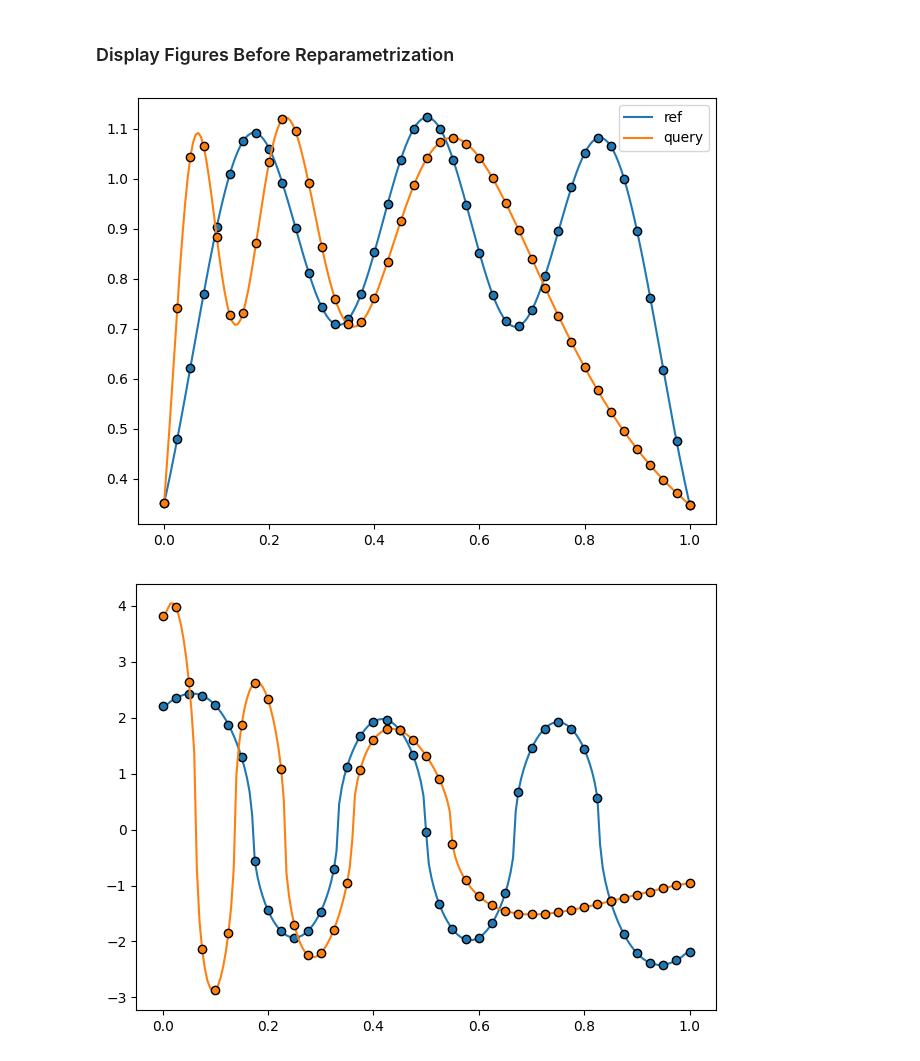
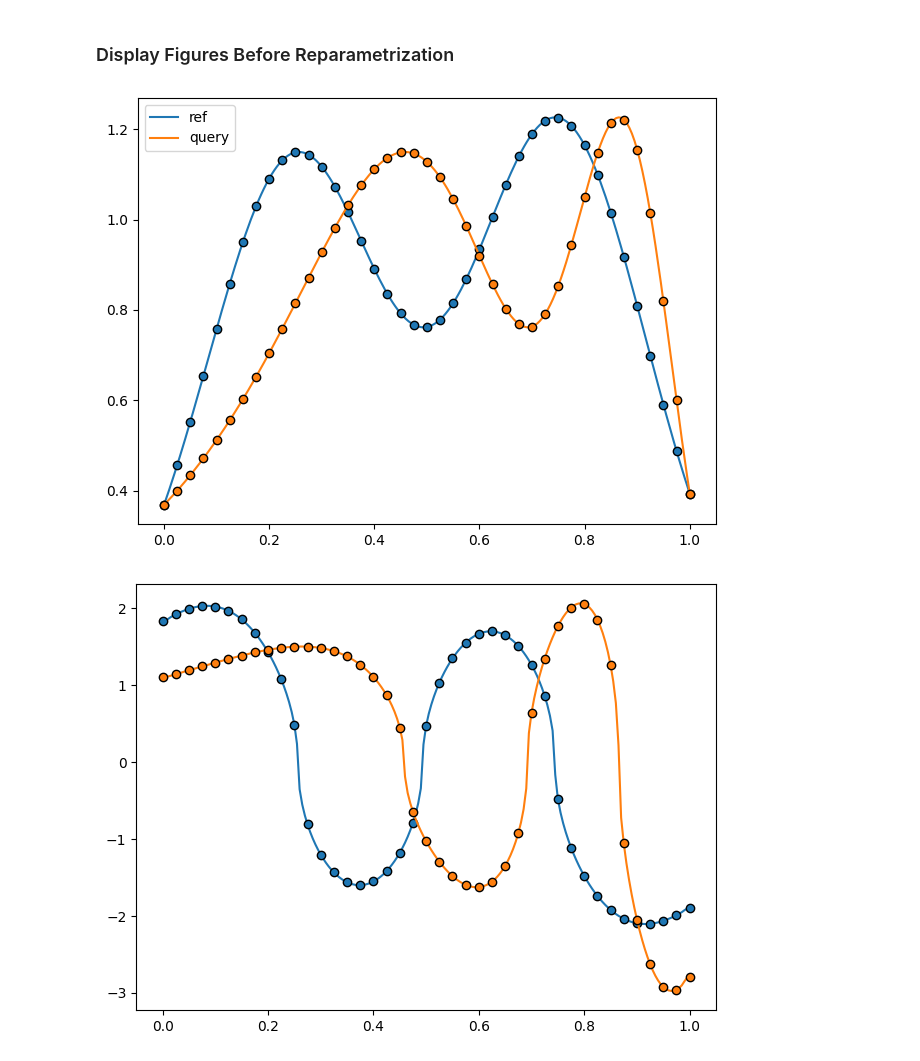
Before and after one commit to kiranvad/funcshape, a Jupyter notebook: notebooks/functions.ipynb, the cells around one changed output. Drawn from its saved outputs; the diff is of its cells as text; code cells hidden in the pictures.

```diff
--- a/notebooks/functions.ipynb
+++ b/notebooks/functions.ipynb
@@ -67,7 +67,7 @@ class Function:
 time = torch.linspace(0,1,100)
 t_ = np.linspace(0,1, len(time))
 gamma = warping(t_)
-f1_ = gaussian(t_, 3)
+f1_ = gaussian(t_, 2) #np.random.randint(1,3))
 
 # Define function objects
 f1 = Function(time, torch.from_numpy(f1_).reshape(-1,1))
@@ -78,34 +78,34 @@ f2_ = f2(time).squeeze().numpy()
 def plot_function(f, npoints=201, dotpoints=None, ax=None, **kwargs):
     x = torch.linspace(0, 1, npoints).squeeze()
     fx = f(x).squeeze()
 
     if ax is None:
         fig, ax = plt.subplots()
 
     ax.plot(x, fx, **kwargs)
 
     if dotpoints is not None:
         x = torch.linspace(0, 1, dotpoints).squeeze()
         fx = f(x).squeeze()
         ax.plot(
             x,
             fx,
             c=ax.lines[-1].get_color(),
             ls="none",
             marker="o",
             markeredgecolor="black",
         )
 
     return ax
 
 fig, ax =plt.subplots()
 plot_function(f1, dotpoints=41, ax=ax, label="ref")
 plot_function(f2, dotpoints=41, ax=ax, label="query")
 ax.legend()
 plt.tight_layout()
 plt.show()
 # %% [output]
-[figure, old version]
+[figure, new version]
 # %%
 # Get SRSF maps
 class SRSF:
@@ -127,7 +127,7 @@ plot_function(q2, dotpoints=41, ax=ax)
 plt.tight_layout()
 plt.show()
 # %% [output]
-[figure, old version]
+[figure, new version]
 # %%
 from funcshape.loss import ShapeDistanceBase
 
```
Also changed, not shown: parts of 3 cells of this notebook, 2 other files.
